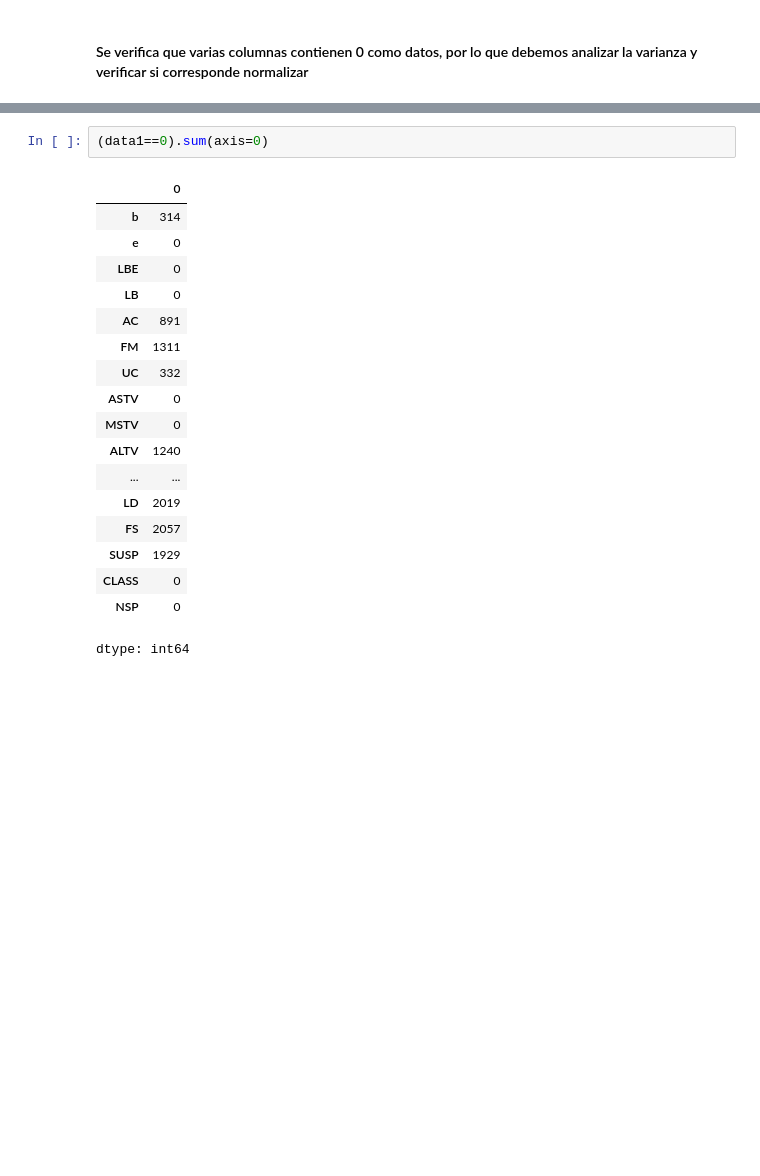
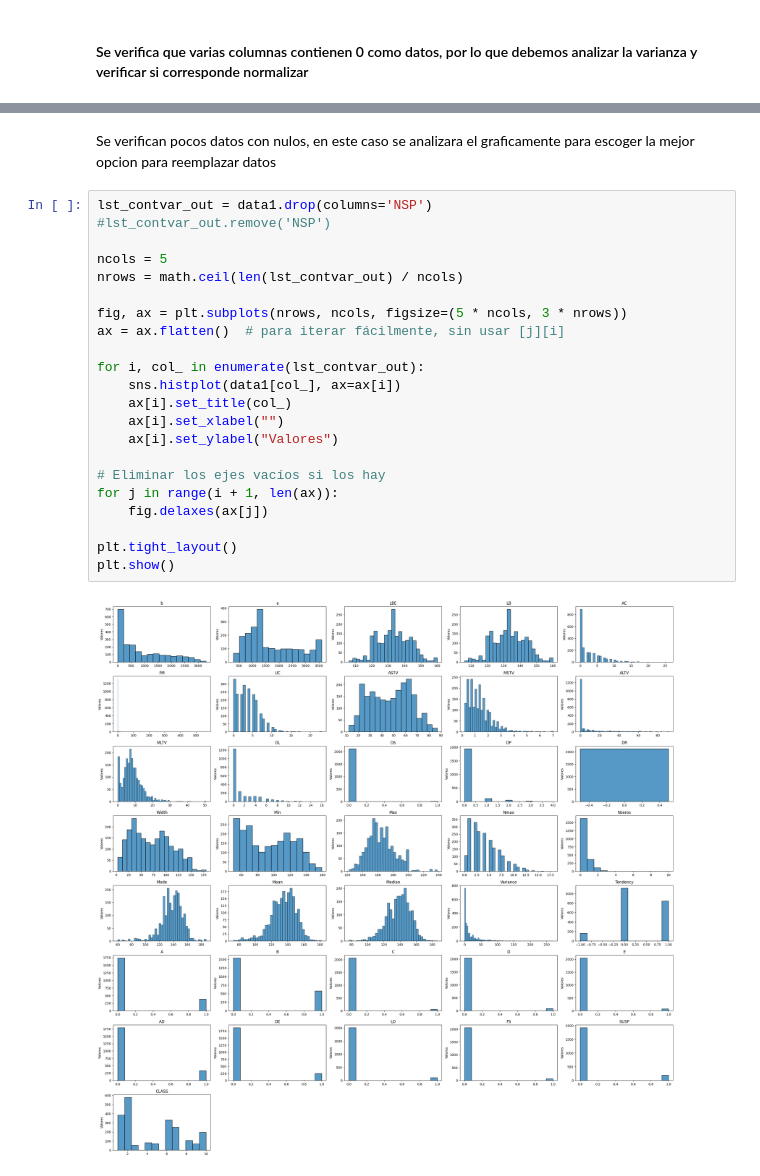
Before and after one commit to gomontalvo/UNIR-AA-Actividad3, a Jupyter notebook: UNIR_AA_Act3_1032g.ipynb, the cells around one changed output, grey strips where cells are left out. Drawn from its saved outputs; the diff is of its cells as text; blank space fills up the shorter version.

```diff
--- a/UNIR_AA_Act3_1032g.ipynb
+++ b/UNIR_AA_Act3_1032g.ipynb
@@ -165,21 +167,26 @@ ax = ax.bar_label(ax.containers[0], fmt='%.1f%%')
-# %%
-(data1==0).sum(axis=0)
-# %% [output]
-|  | 0 |
-| b | 314 |
-| e | 0 |
-| LBE | 0 |
-| LB | 0 |
-| AC | 891 |
-| FM | 1311 |
-| UC | 332 |
-| ASTV | 0 |
-| MSTV | 0 |
-| ALTV | 1240 |
-| ... | ... |
-| LD | 2019 |
-| FS | 2057 |
-| SUSP | 1929 |
-| CLASS | 0 |
-| NSP | 0 |
-dtype: int64
+# %% [markdown]
+Se verifican pocos datos con nulos, en este caso se analizara el graficamente para escoger la mejor opcion para reemplazar datos
+# %%
+lst_contvar_out = data1.drop(columns='NSP')
+#lst_contvar_out.remove('NSP')
+
+ncols = 5
+nrows = math.ceil(len(lst_contvar_out) / ncols)
+
+fig, ax = plt.subplots(nrows, ncols, figsize=(5 * ncols, 3 * nrows))
+ax = ax.flatten()  # para iterar fácilmente, sin usar [j][i]
+
+for i, col_ in enumerate(lst_contvar_out):
+    sns.histplot(data1[col_], ax=ax[i])
+    ax[i].set_title(col_)
+    ax[i].set_xlabel("")
+    ax[i].set_ylabel("Valores")
+
+# Eliminar los ejes vacíos si los hay
+for j in range(i + 1, len(ax)):
+    fig.delaxes(ax[j])
+
+plt.tight_layout()
+plt.show()
+# %% [output]
+[figure, added]
```
Also changed, not shown: parts of 3 cells of this notebook.
